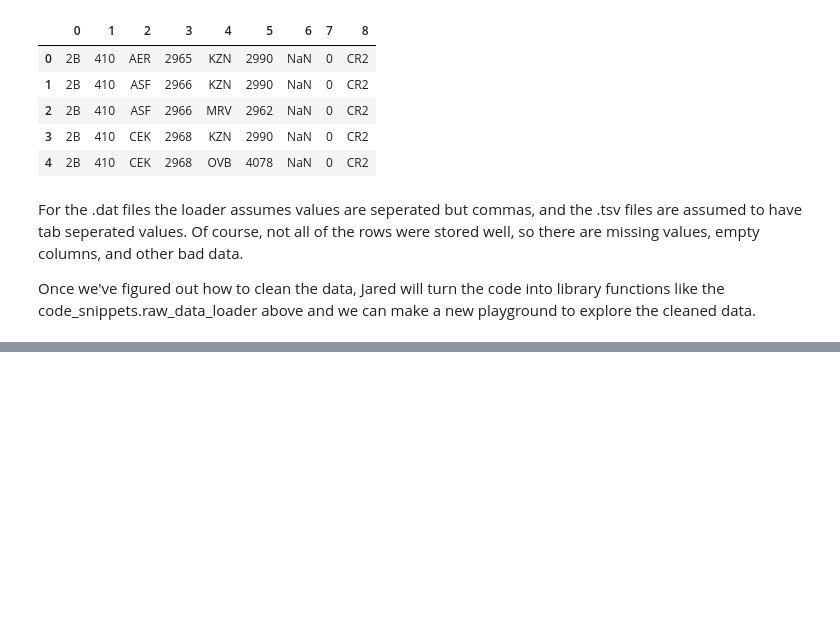
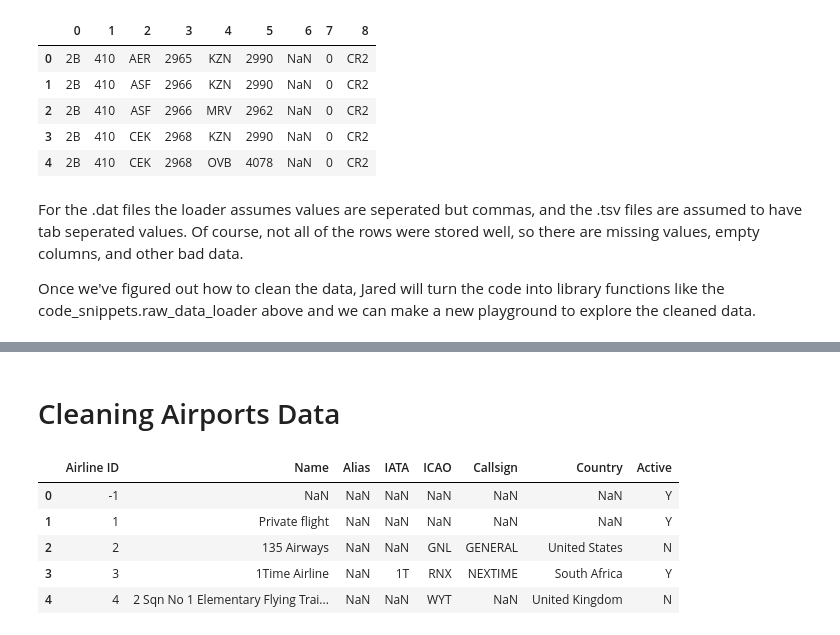
Before and after one commit to jbrannan565/cpts_415_project_group_11, a Jupyter notebook: raw-data-playground.ipynb, the cells around one changed output, grey strips where cells are left out. Cells and saved outputs as stored; diff of their text form; code cells hidden in the pictures; blank space fills up the shorter version.

```diff
--- a/raw-data-playground.ipynb
+++ b/raw-data-playground.ipynb
@@ -54,0 +67,2 @@ Once we've figured out how to clean the data, Jared will turn the code into libr
+# %% [markdown]
+# Cleaning Airports Data
@@ -54,0 +94,11 @@ Once we've figured out how to clean the data, Jared will turn the code into libr
+# %%
+# I noticed an "-", so we'll make those null too
+airports_df.replace(['-'], np.nan, inplace=True)
+airports_df.head()
+# %% [output]
+|  | Airline ID | Name | Alias | IATA | ICAO | Callsign | Country | Active |
+| 0 | -1 | NaN | NaN | NaN | NaN | NaN | NaN | Y |
+| 1 | 1 | Private flight | NaN | NaN | NaN | NaN | NaN | Y |
+| 2 | 2 | 135 Airways | NaN | NaN | GNL | GENERAL | United States | N |
+| 3 | 3 | 1Time Airline | NaN | 1T | RNX | NEXTIME | South Africa | Y |
+| 4 | 4 | 2 Sqn No 1 Elementary Flying Trai... | NaN | NaN | WYT | NaN | United Kingdom | N |
```
Also changed, not shown: parts of 35 cells of this notebook, 13 other files.
